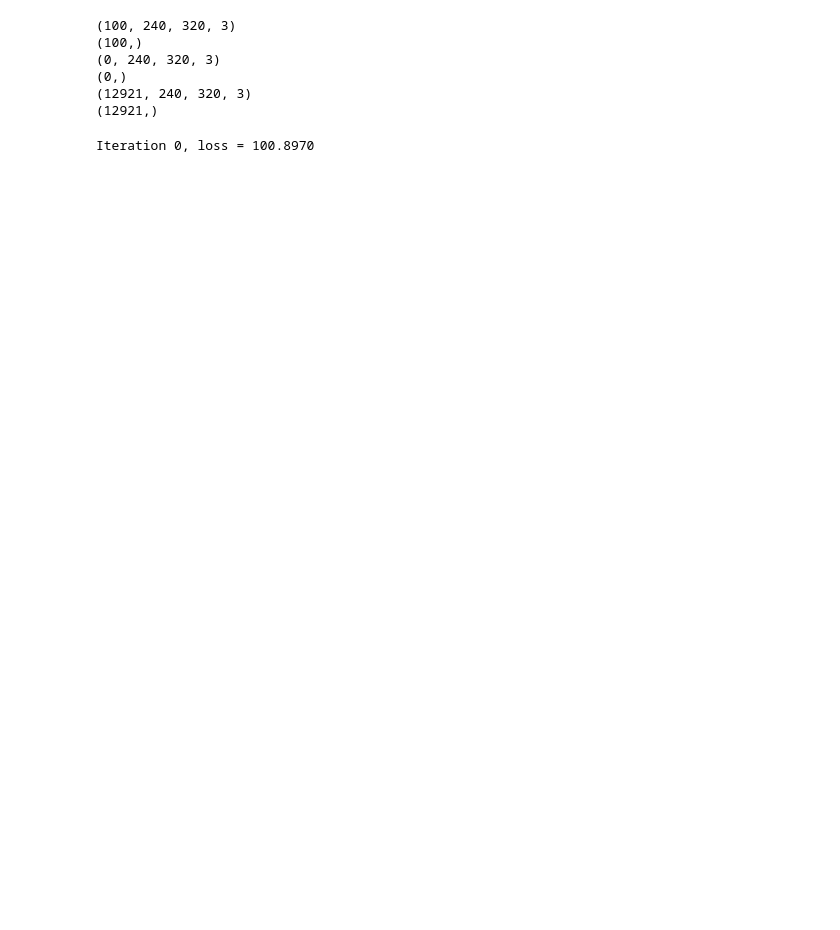
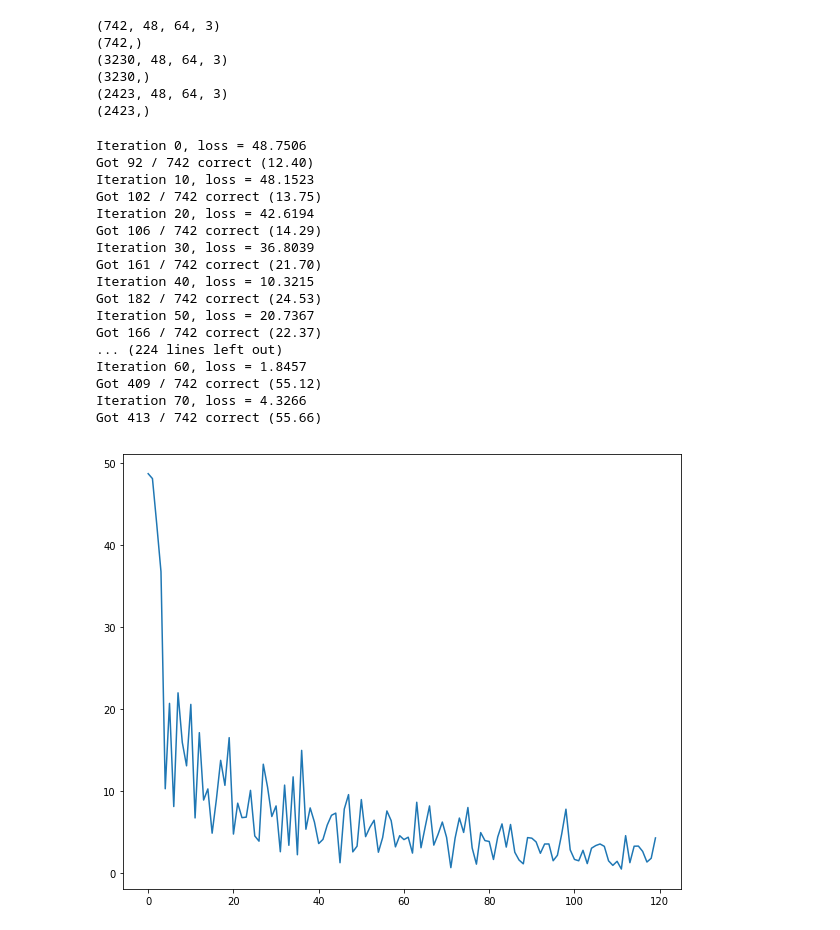
Before and after one commit to crw2998/231N-project, a Jupyter notebook: Two_layer_taresh.ipynb, the cells around one changed output. Cells and saved outputs as stored; diff of their text form; code cells hidden in the pictures; blank space fills up the shorter version.

Commit message:
initial models from the milestone

```diff
--- a/Two_layer_taresh.ipynb
+++ b/Two_layer_taresh.ipynb
@@ -4,6 +5,6 @@ import numpy as np
 # %%
 d = Data()
-X_train,y_train = d.get_train()
+X_train,y_train = d.get_10()
 X_cross, y_cross = d.get_dev()
 X_test,y_test = d.get_test()
 # %% [output]
@@ -27,6 +13,6 @@ Cache dump failed.
 # %%
-X_train = X_train[:100]
-y_train = y_train[:100]
+# X_train = X_train
+# y_train = y_train
 print(X_train.shape)
 print(y_train.shape)
 print(X_cross.shape)
@@ -34,12 +20,12 @@ print(y_cross.shape)
 print(X_test.shape)
 print(y_test.shape)
 # %% [output]
-(100, 240, 320, 3)
-(100,)
-(0, 240, 320, 3)
-(0,)
-(12921, 240, 320, 3)
-(12921,)
+(742, 48, 64, 3)
+(742,)
+(3230, 48, 64, 3)
+(3230,)
+(2423, 48, 64, 3)
+(2423,)
 # %%
 import torch
 import torch.nn as nn
@@ -91,7 +77,8 @@ def check_accuracy(loader, model):
         print('Got %d / %d correct (%.2f)' % (num_correct, num_samples, 100 * acc))
 # %%
 print_every = 10
-def train(model, optimizer, epochs=1):
+def train(model, optimizer, epochs=15):
+    loss_arr = []
     for e in range(epochs):
         for t, (x, y) in enumerate(loader_train):
             model.train()
@@ -103,25 +90,49 @@ def train(model, optimizer, epochs=1):
             optimizer.step()
 
             if t % print_every == 0:
-                print('Iteration %d, loss = %.4f' % (t, loss.item()))
-                check_accuracy(loader_test, model)
-                print()
+                print('Iteration %d, loss = %.4f' % (t, loss))
+                loss_arr += [loss.item()]
+                check_accuracy(loader_train, model)
+    return loss_arr
 # %%
 class Flatten(nn.Module):
     def forward(self, x):
         return flatten(x)
 # %%
-hidden_layer_size = 3000
-learning_rate = 1e-3
-num_classes = 196
+hidden_layer_size = 500
+learning_rate = 5e-5
+num_classes = 10
 
 model = nn.Sequential(
     Flatten(),
-    nn.Linear(3*240*320,hidden_layer_size),
+    nn.Linear(3*48*64,hidden_layer_size),
     nn.ReLU(),
     nn.Linear(hidden_layer_size,num_classes)
     )
 optimizer = optim.Adam(model.parameters(),lr = learning_rate)
-train(model,optimizer)
+loss_arr = train(model,optimizer)
+%matplotlib inline
+plt.rcParams['figure.figsize'] = (10.0, 8.0) # set default size of plots
+plt.rcParams['image.interpolation'] = 'nearest'
+plt.rcParams['image.cmap'] = 'gray'
+plt.plot(loss_arr)
+plt.show()
 # %% [output]
-Iteration 0, loss = 100.8970
+Iteration 0, loss = 48.7506
+Got 92 / 742 correct (12.40)
+Iteration 10, loss = 48.1523
+Got 102 / 742 correct (13.75)
+Iteration 20, loss = 42.6194
+Got 106 / 742 correct (14.29)
+Iteration 30, loss = 36.8039
+Got 161 / 742 correct (21.70)
+Iteration 40, loss = 10.3215
+Got 182 / 742 correct (24.53)
+Iteration 50, loss = 20.7367
+Got 166 / 742 correct (22.37)
+... (224 lines left out)
+Iteration 60, loss = 1.8457
+Got 409 / 742 correct (55.12)
+Iteration 70, loss = 4.3266
+Got 413 / 742 correct (55.66)
+[figure, added]
```
Also changed, not shown: parts of 2 cells of this notebook, 2 other files.
